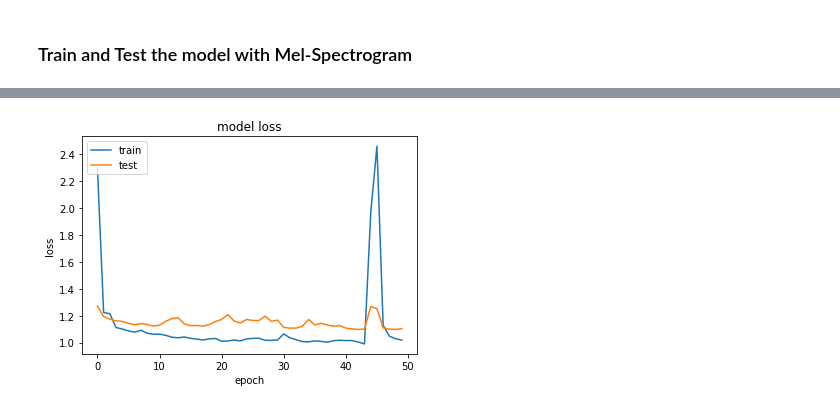
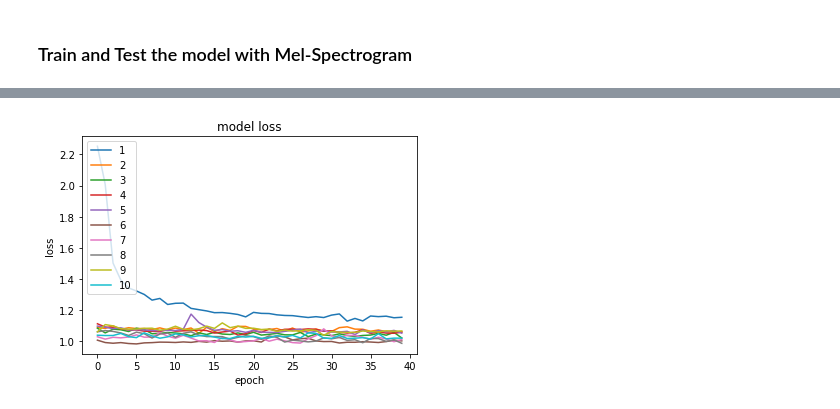
Before and after one commit to seongjinpark-88/automatic_speech_eval, a Jupyter notebook: keras_asa/bin/RNN_automatic_judgment_10CV.ipynb, the cells around one changed output, grey strips where cells are left out. Saved outputs shown, nothing was run; the diff lists cells and outputs as text; code cells hidden in the pictures.

```diff
--- a/keras_asa/bin/RNN_automatic_judgment_10CV.ipynb
+++ b/keras_asa/bin/RNN_automatic_judgment_10CV.ipynb
@@ -371,5 +378,3 @@ print(np.shape(Y))
 (11100,)
-# %%
-X_mel_train, X_mel_test, X_wav_train, X_wav_test, y_train, y_test = train_test_split(X_mel, X_wav, Y, test_size=0.3, random_state=42)
 # %%
 # reshape
@@ -437,5 +466,5 @@ Non-trainable params: 0
 _________________________________________________________________
 # %%
 from datetime import datetime
-logdir = "logs/scalars/melspec" + datetime.now().strftime("%Y%m%d-%H%M%S")
+logdir = "logs/scalars/melspecCV" + datetime.now().strftime("%Y%m%d-%H%M%S")
 tensorboard_callback = keras.callbacks.TensorBoard(log_dir=logdir)
@@ -467,0 +471,32 @@ Epoch 50/50
+# %%
+CV_mel_mse = []
+CV_mel_histories = []
+CV_mel_prediction = []
+# %%
+num_epochs = 40
+
+cv_idx = 1
+for train_index, test_index in kf.split(X_mel):
+    model_name = "../data/CV_rnn_mel_40_CV%d.h5" % (cv_idx)
+#     model.load_weights(model_name)
+    X_train, X_test = X_mel[train_index], X_mel[test_index]
+    X_train_wav, X_test_wav = X_wav[train_index], X_wav[test_index]
+    y_train, y_test = Y[train_index], Y[test_index]
+
+    history = model_mel.fit(X_train, y_train, batch_size = batch_size, epochs = num_epochs, shuffle = False,
+                       class_weight = None, verbose = 1, validation_data = (X_test, y_test),
+                       callbacks = [tensorboard_callback])
+    CV_mel_histories.append(history)
+
+    model_mel.save(model_name)
+
+    scores = model_mel.evaluate(X_test, y_test, verbose=0)
+    CV_mel_mse.append(scores[1])
+    y_prediction = model_mel.predict(X_test)
+
+    for i in range(len(y_test)):
+        result = "%d\t%s\t%d\t%f\n" % (cv_idx, wav_names[X_test_wav[i]], y_test[i], y_prediction[i][0])
+#         print(result)
+        CV_mel_prediction.append(result)
+
+    cv_idx += 1
@@ -468,11 +539,13 @@ Epoch 50/50
 # %%
 # summarize history for loss
-plt.plot(history_mel.history['loss'])
-plt.plot(history_mel.history['val_loss'])
+
+for history in CV_mel_histories[-10:]:
+    plt.plot(history.history['loss'])
+
 plt.title('model loss')
 plt.ylabel('loss')
 plt.xlabel('epoch')
-plt.legend(['train', 'test'], loc='upper left')
+plt.legend(['1', '2', '3', '4', '5', '6', '7', '8', '9', '10'], loc='upper left')
 plt.show()
 # %% [output]
-[figure, old version]
+[figure, new version]
```
Also changed, not shown: parts of 23 cells of this notebook, 2 other files.
